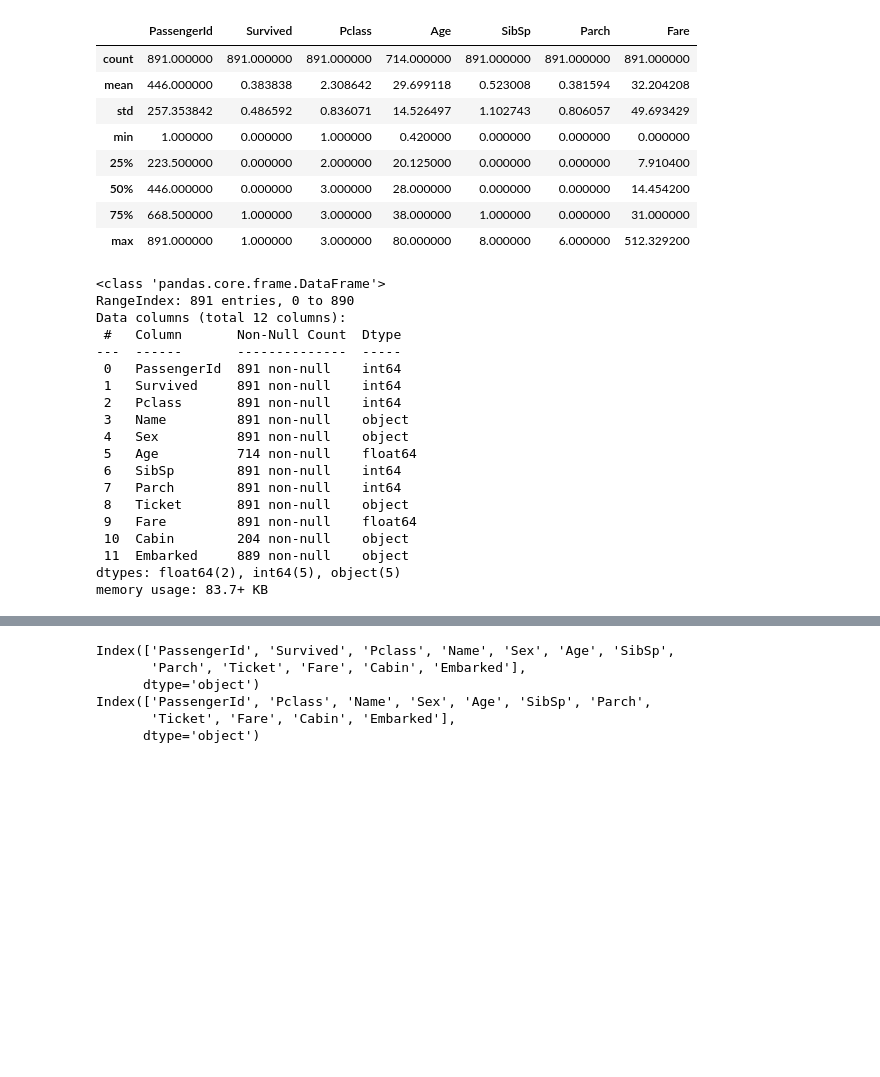
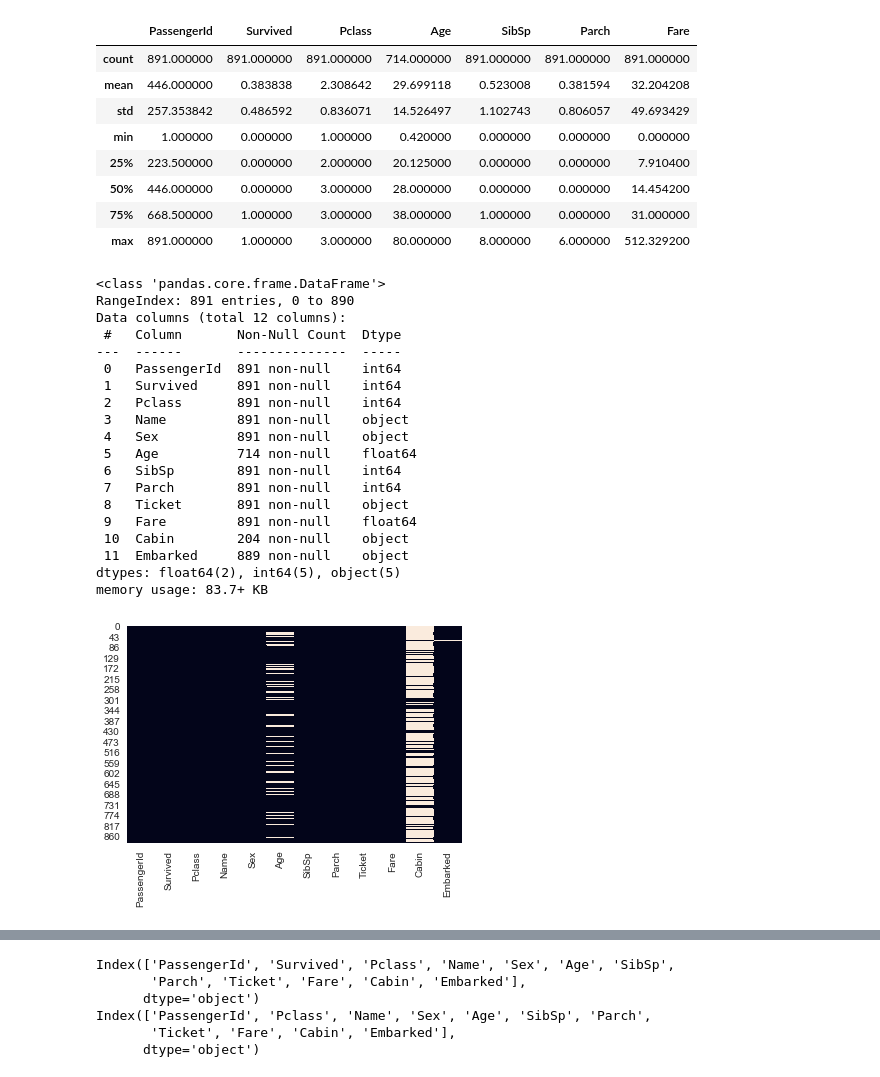
Before and after one commit to xddongx/flexink, a Jupyter notebook: titanic/Newtitanic.ipynb, the cells around one changed output, grey strips where cells are left out. Saved outputs shown, nothing was run; the diff lists cells and outputs as text; code cells hidden in the pictures; blank space fills up the shorter version.

```diff
--- a/titanic/Newtitanic.ipynb
+++ b/titanic/Newtitanic.ipynb
@@ -39,24 +39,27 @@ df_train.describe() # 숫자형인 변수의 정보
 | 75% | 668.500000 | 1.000000 | 3.000000 | 38.000000 | 1.000000 | 0.000000 | 31.000000 |
 | max | 891.000000 | 1.000000 | 3.000000 | 80.000000 | 8.000000 | 6.000000 | 512.329200 |
 # %%
+sns.heatmap(df_train.isnull(), cbar=False)
+plt.savefig('./image/train_heatmap')
 df_train.info() # 모든 변수의 간단한 정보
 # %% [output]
 <class 'pandas.core.frame.DataFrame'>
 RangeIndex: 891 entries, 0 to 890
 Data columns (total 12 columns):
  #   Column       Non-Null Count  Dtype
 ---  ------       --------------  -----
  0   PassengerId  891 non-null    int64
  1   Survived     891 non-null    int64
  2   Pclass       891 non-null    int64
  3   Name         891 non-null    object
  4   Sex          891 non-null    object
  5   Age          714 non-null    float64
  6   SibSp        891 non-null    int64
  7   Parch        891 non-null    int64
  8   Ticket       891 non-null    object
  9   Fare         891 non-null    float64
  10  Cabin        204 non-null    object
  11  Embarked     889 non-null    object
 dtypes: float64(2), int64(5), object(5)
 memory usage: 83.7+ KB
+[figure, added]
```
Also changed, not shown: parts of 38 cells of this notebook, 15 other files.
